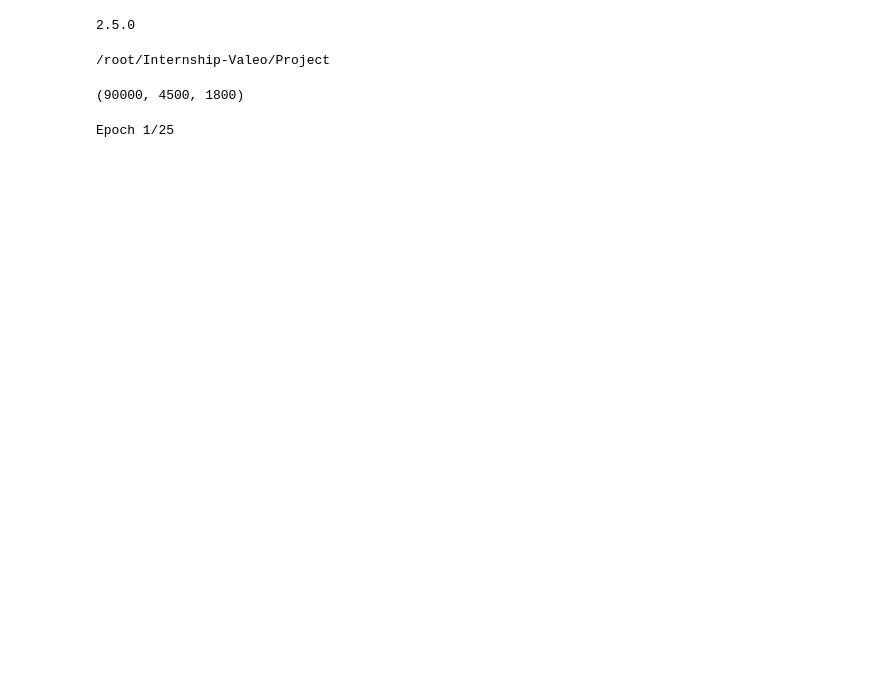
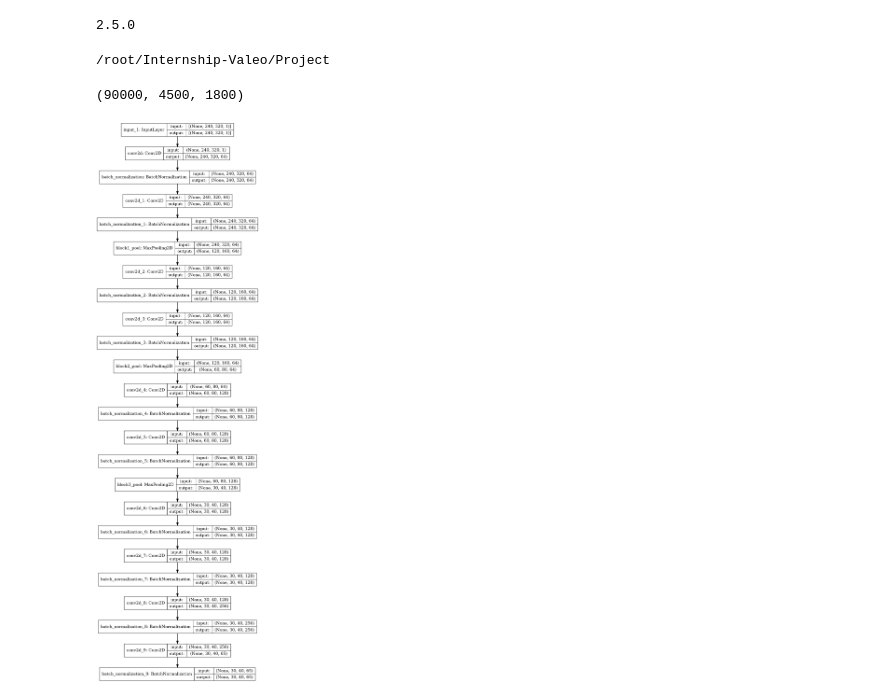
Before and after one commit to amit205/multi-task-learning, a Jupyter notebook: magicpoint.ipynb, the cells around one changed output. Drawn from its saved outputs; the diff is of its cells as text; code cells hidden in the pictures; blank space fills up the shorter version.

Commit message:
some work done on descriptor

```diff
--- a/magicpoint.ipynb
+++ b/magicpoint.ipynb
@@ -211,5 +206,23 @@ def photo_aug_step(i, image):
 # read keypoints
 def _read_points(filename):
     return np.load(filename).astype(np.float32)
+# %%
+model_config = {
+            'data_format': 'channels_last',
+            'grid_size': 8,
+            'detection_threshold': 0.001, # 1/65
+            'descriptor_size': 256,
+            'batch_size': 64,
+            'epochs': 25,
+            'learning_rate': 0.001,
+            'kernel_reg': 0.,
+            'lambda_d': 250,
+            'descriptor_size': 256,
+            'positive_margin': 1,
+            'negative_margin': 0.2,
+            'lambda_loss': 0.0001,
+            'nms': 4,
+            'top_k': 0
+    }
 # %%
 class SyntheticShapes(keras.utils.Sequence):
@@ -324,19 +325,3 @@ class SyntheticShapes(keras.utils.Sequence):
-# %%
-model_config = {
-            'data_format': 'channels_last',
-            'grid_size': 8,
-            'detection_threshold': 0.4,
-            'descriptor_size': 256,
-#             'batch_size': 32,
-            'learning_rate': 0.001,
-            'lambda_d': 250,
-            'descriptor_size': 256,
-            'positive_margin': 1,
-            'negative_margin': 0.2,
-            'lambda_loss': 0.0001,
-            'nms': 0,
-            'top_k': 0
-    }
 # %%
 def vgg_block(inputs, filters, kernel_size, name, data_format, training=False,
               batch_normalization=True, kernel_reg=0., **params):
@@ -409,3 +392,9 @@ model = net(input_shape = (240, 320, 1))
+# %%
+# model.summary()
+keras.utils.plot_model(model, to_file="model.png", show_shapes=True, show_dtype=False, show_layer_names=True,
+    rankdir="TB", expand_nested=False, dpi=96)
+# %% [output]
+[figure, added]
 # %%
 def detector_loss(keypoint_map, logits, model_config, valid_mask=None):
     if model_config['data_format'] == 'channels_first':
@@ -462,23 +448,15 @@ epochs = 25
 # %%
-# train_images, train_points_maps, train_points_list, train_homography_list, train_warped_images,
-# train_warped_mask_images, train_valid_masks, train_warped_points_list,
-# train_warped_points_maps
+batch_size = model_config['batch_size']
 
 train_gen = SyntheticShapes(splits['training']['images'], splits['training']['points'],
                                            batch_size = batch_size, is_training = True)
-
-# val_images, val_points_maps, val_points_list, val_homography_list, val_warped_images, val_warped_mask_images,
-# val_valid_masks, val_warped_points_list,
-# val_warped_points_maps
 
 val_gen = SyntheticShapes(splits['validation']['images'], splits['validation']['points'],
                                          batch_size = batch_size, is_training = False)
 
 train_steps =  len(splits['training']['images'])/batch_size
 
-history = model.fit(train_gen , validation_data = val_gen, steps_per_epoch = train_steps, epochs=epochs,
-                   callbacks=[tensorboard_callback])
+# history = model.fit(train_gen , validation_data = val_gen, steps_per_epoch = train_steps,
+#                     epochs=model_config['epochs'], callbacks=[tensorboard_callback])
-# %% [output]
-Epoch 1/25
 # %%
 # model.save('/root/Internship-Valeo/Project/results/checkpoint-magicpoint-no_aug')
```
Also changed, not shown: parts of 18 cells of this notebook, 2 other files.
